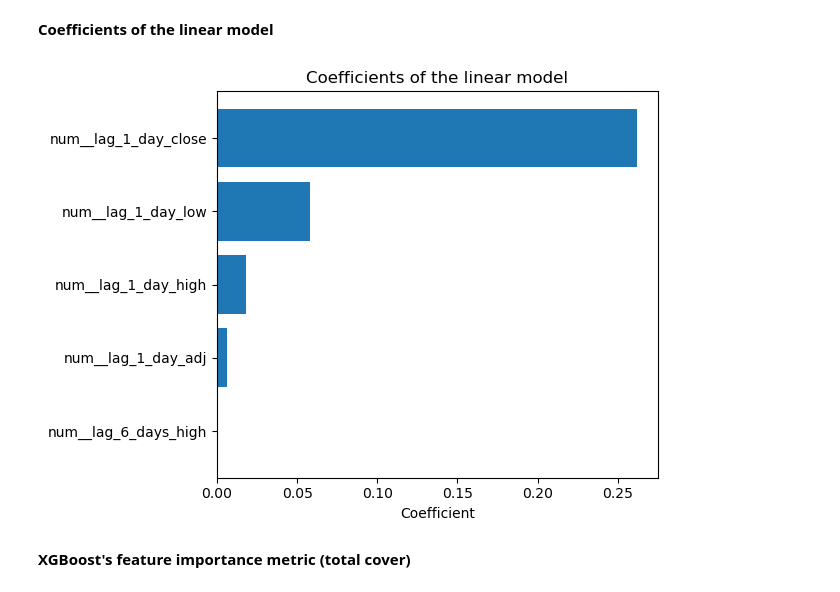
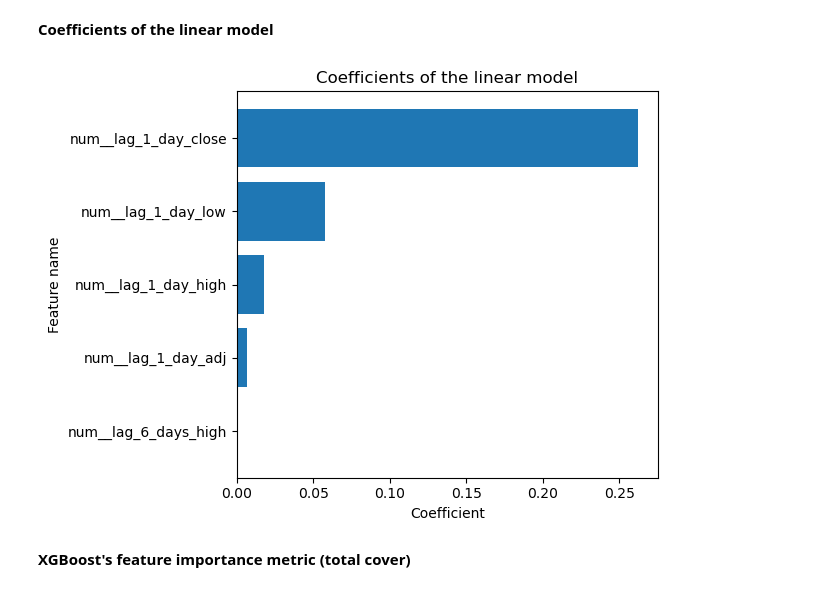
Before and after one commit to leehengpan/AAPL-StockPriceAnalysis, a Jupyter notebook: src/Apple_Stock_Price_Prediction.ipynb, the cells around one changed output. Saved outputs shown, nothing was run; the diff lists cells and outputs as text; code cells hidden in the pictures.

```diff
--- a/src/Apple_Stock_Price_Prediction.ipynb
+++ b/src/Apple_Stock_Price_Prediction.ipynb
@@ -1191,16 +1191,18 @@ plt.show()
 # %%
 coefs = final_models_lasso[-1].coef_
 sorted_indcs = np.argsort(np.abs(coefs))
 
 plt.barh(np.arange(5),coefs[sorted_indcs[-5:]])
-plt.yticks(np.arange(5),feature_names[sorted_indcs[-5:]])
-plt.xlabel('Coefficient')
+# plt.xticks() # fontsize = 12
+plt.yticks(np.arange(5),feature_names[sorted_indcs[-5:]],) # fontsize = 12
+plt.xlabel('Coefficient') # fontsize = 12
+plt.ylabel('Feature name') # fontsize = 12
 plt.title('Coefficients of the linear model')
 plt.tight_layout()
 plt.savefig('../figures/most_imp_LR_coefs.png',dpi=300)
 plt.show()
 # %% [output]
-[figure, old version]
+[figure, new version]
 # %% [markdown]
 **XGBoost's feature importance metric (total cover)**
 # %%
```
Also changed, not shown: parts of 1 cell of this notebook.
